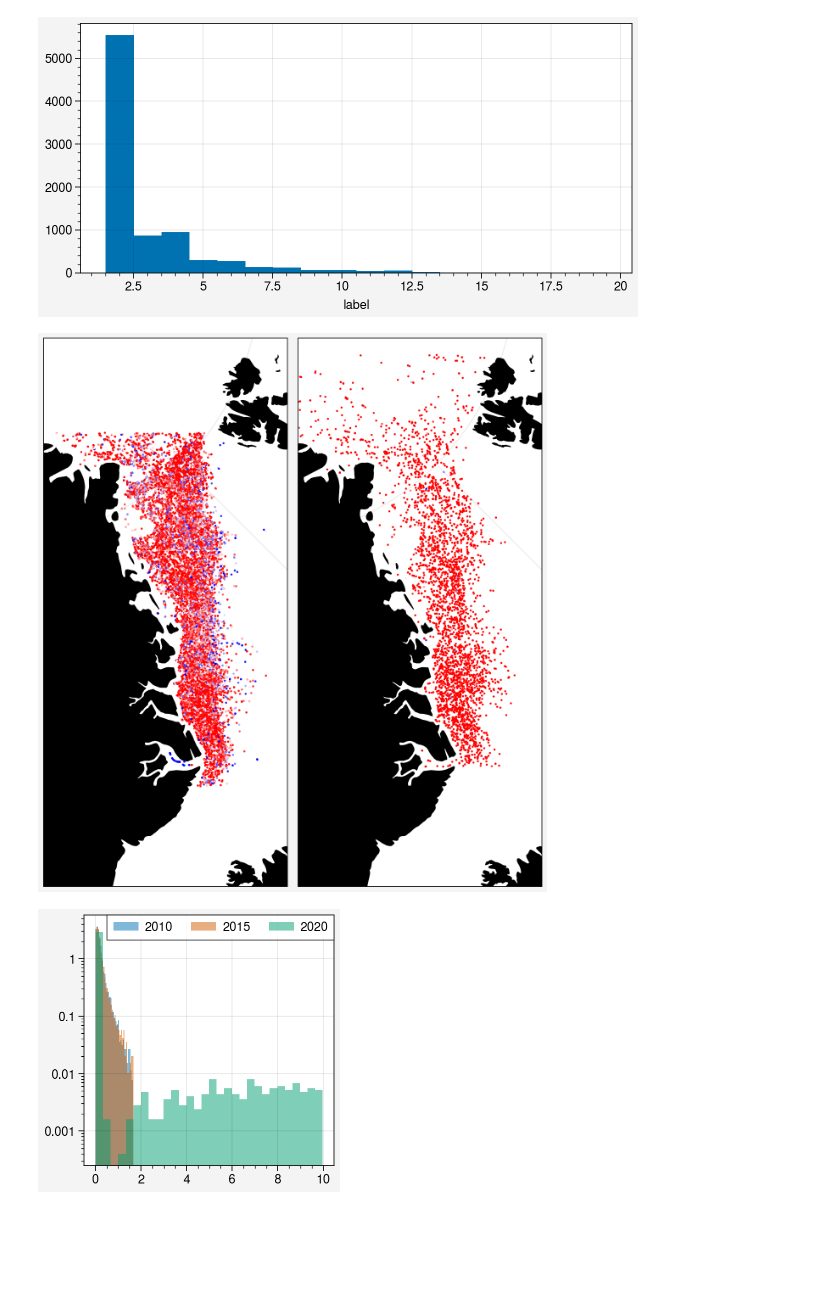
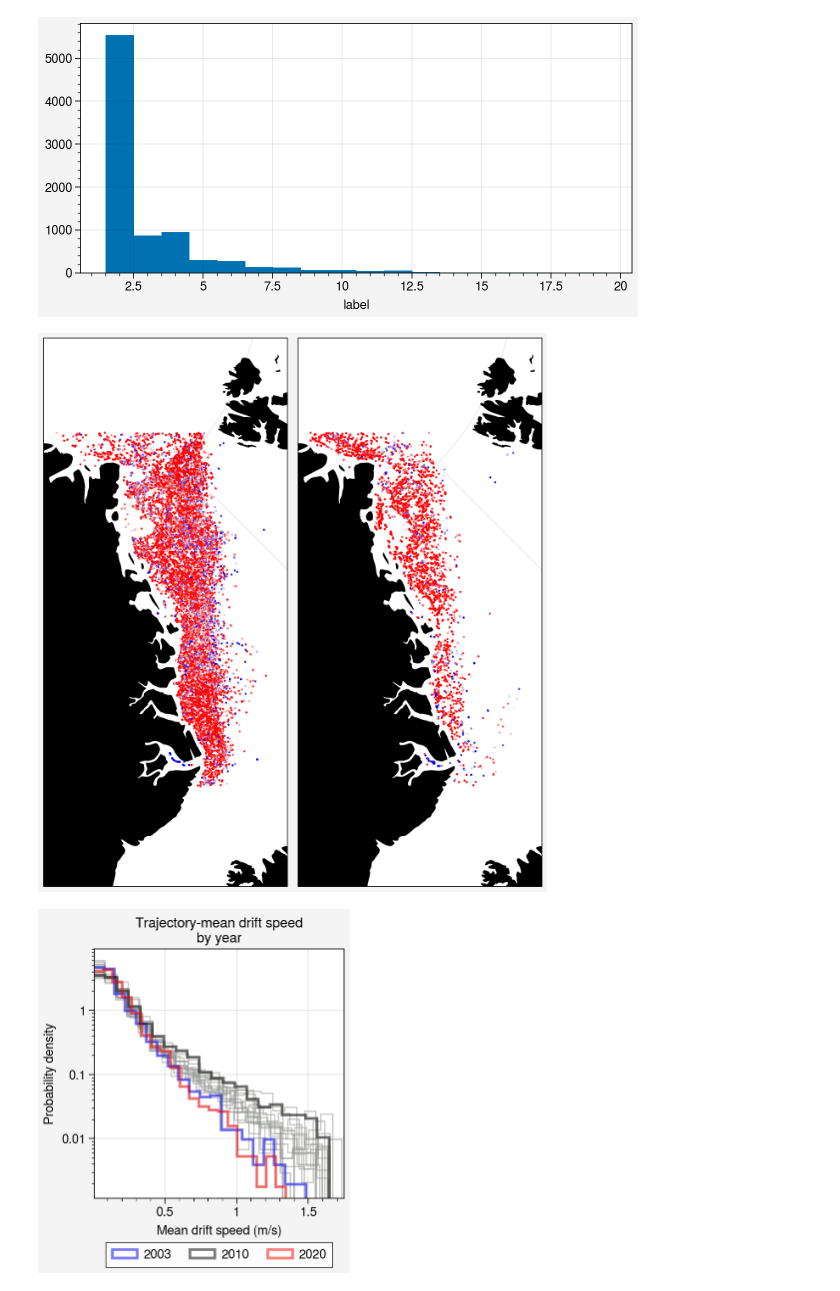
Before and after one commit to WilhelmusLab/process_fram_strait_v0, a Jupyter notebook: notebooks/data_quality_checks.ipynb, the cells around one changed output. Saved outputs shown, nothing was run; the diff lists cells and outputs as text; code cells hidden in the pictures; blank space fills up the shorter version.

```diff
--- a/notebooks/data_quality_checks.ipynb
+++ b/notebooks/data_quality_checks.ipynb
@@ -20,0 +35,7 @@ for year in range(2003, 2021):
+# %%
+print('1st (99th) percentile floe area (pixels)')
+for year in ift_dfs:
+    print(year,
+          ift_dfs[year].area.quantile([0.01]).values[0].astype(int),
+          ift_dfs[year].area.quantile([0.99]).values[0].astype(int),
+          )
@@ -36,6 +103,8 @@ for cls, ax in zip(['TP', 'FP'], axs):
         summary = ift_dfs[year].groupby([ift_dfs[year].datetime.dt.month, 'lr_classification']
                      ).count()[['floe_id']].pivot_table(index='lr_classification', values='floe_id', columns='datetime').fillna(0)
         summary = summary.loc[:, summary.columns > 3]
+        if cls == 'TP':
+            print(year, summary.loc[True, :].sum())
         ax.plot(summary.columns, summary.loc['T' in cls,:], marker='.', color='gray')
 
         summary = ift_dfs[year].groupby([ift_dfs[year].datetime.dt.month, 'init_classification']
@@ -87,27 +168,33 @@ ax.hist(ift_dfs[2020].loc[ift_dfs[2020].floe_id != 'unmatched'].groupby('floe_id
 import cartopy.crs as ccrs
 pplt.rc['cartopy.circular'] = False
 pplt.rc['reso'] = 'med'
-
 crs = ccrs.NorthPolarStereo(central_longitude=-45, true_scale_latitude=70)
 
 fig, axs = pplt.subplots(width=6, proj='npstere', proj_kw={'lon_0': -45}, ncols=2)
 axs.format(land=True, landzorder=0)
 axs.set_extent([0.2e6, 1.2e6, -2.5e6, -0.25e6], crs=crs)
-for year, ax in zip([2003, 2020], axs):
+for year, ax in zip([2003, 2004], axs):
     df = ift_dfs[year].loc[ift_dfs[year].floe_id != 'unmatched']
     ax.scatter(df.x_stere.values, df.y_stere.values, marker='.', ms=5, c=df.lr_probability, cmap='bwr', transform=crs)
 # %% [output]
-[figure, old version]
+[figure, new version]
 # %%
 est_speeds = {}
-for year in [2010, 2015, 2020]:
+for year in ift_dfs:
     df = ift_dfs[year].loc[ift_dfs[year].floe_id != 'unmatched']
     est_speeds[year] = df.groupby('floe_id').apply(estimated_mean_speed)
 # %%
 fig, ax = pplt.subplots()
 for year in est_speeds:
-    ax.hist(est_speeds[year].loc[est_speeds[year] < 10], bins=30, alpha=0.5, label=year, density=True)
-ax.legend()
-ax.format(yscale='log')
+    ax.hist(est_speeds[year].loc[est_speeds[year] < 10], bins=20,
+            alpha=0.5, label='', density=True, histtype='step', lw=1, color='gray')
+
+ax.format(yscale='log', xlim=(0.01, 1.75))
+for color, year in zip(['b', 'k', 'r'], [2003, 2010, 2020]):
+    ax.hist(est_speeds[year].loc[est_speeds[year] < 10], bins=20,
+            alpha=0.5, label=year, density=True, histtype='step', lw=2, color=color)
+ax.legend(loc='b')
+ax.format(title='Trajectory-mean drift speed\nby year',
+          xlabel='Mean drift speed (m/s)', ylabel='Probability density')
 # %% [output]
-[figure, old version]
+[figure, new version]
```
Also changed, not shown: parts of 35 cells of this notebook, 4 other files.
